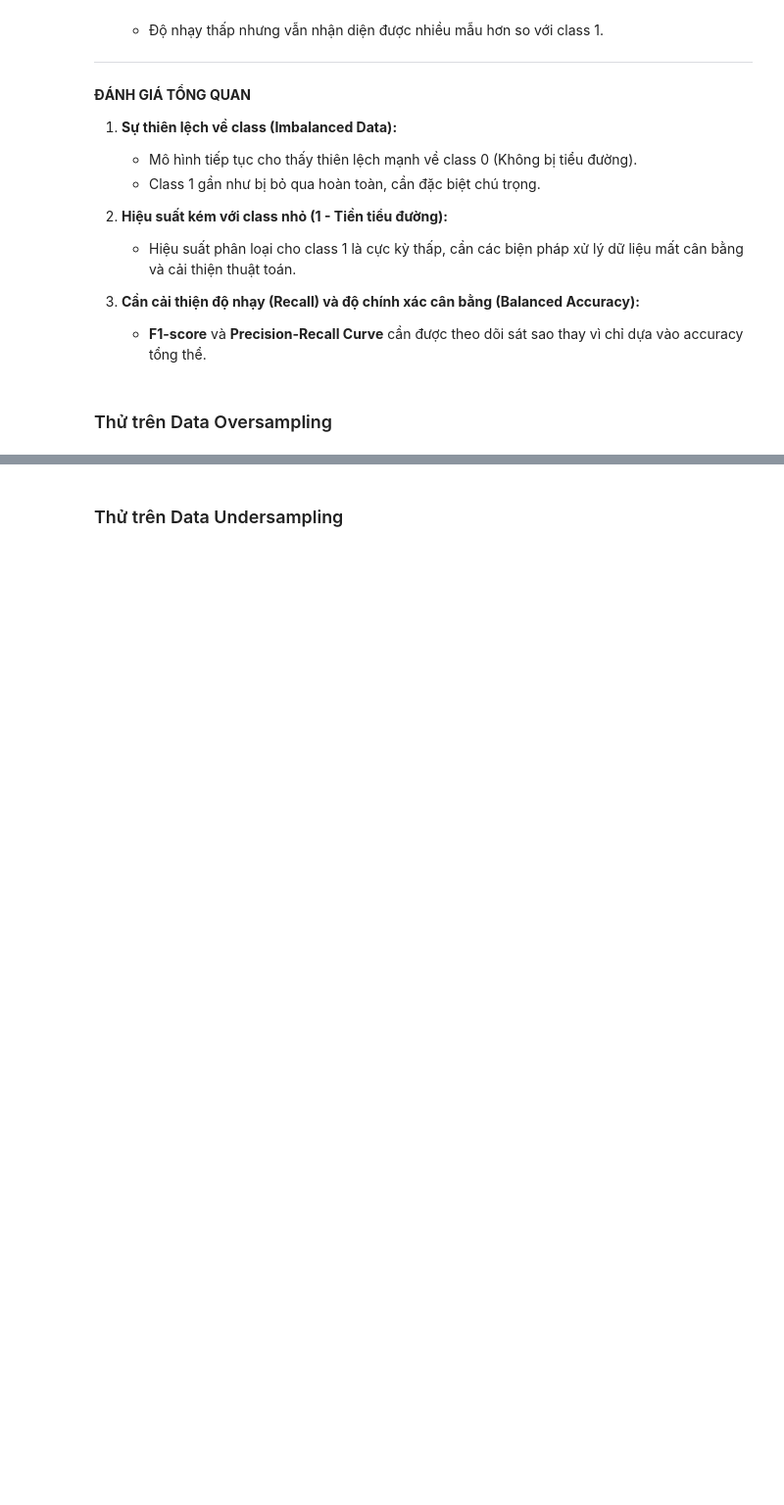
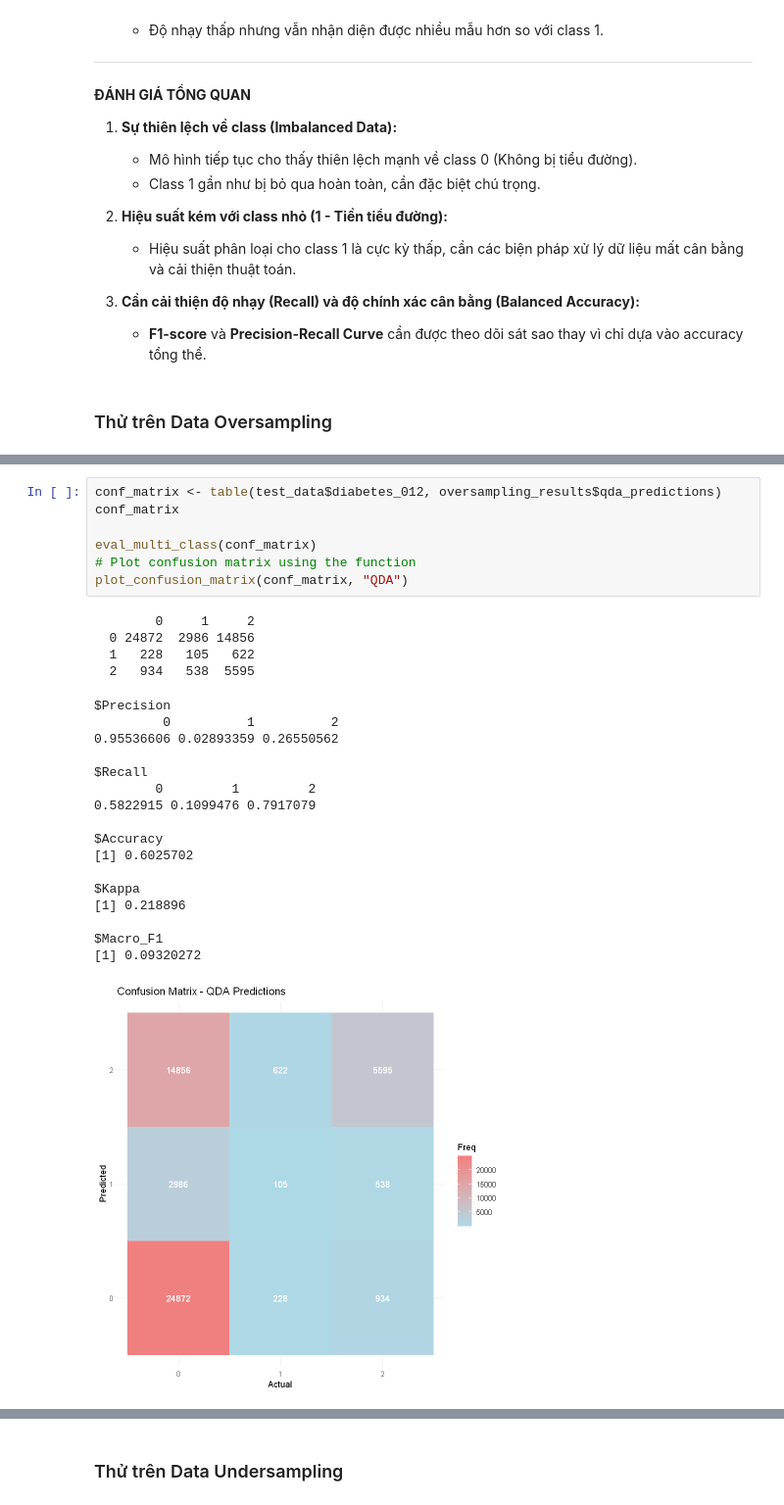
Before and after one commit to tandao0909/statistical-data-processing-project, a Jupyter notebook: model/lda.ipynb, the cells around one changed output, grey strips where cells are left out. Shown at 98% size. Saved outputs shown, nothing was run; the diff lists cells and outputs as text; blank space fills up the shorter version.

```diff
--- a/model/lda.ipynb
+++ b/model/lda.ipynb
@@ -401,0 +602,29 @@ oversampling_data <- read.csv("../data/oversampled_data.csv")
+# %%
+conf_matrix <- table(test_data$diabetes_012, oversampling_results$qda_predictions)
+conf_matrix
+
+eval_multi_class(conf_matrix)
+# Plot confusion matrix using the function
+plot_confusion_matrix(conf_matrix, "QDA")
+# %% [output]
+        0     1     2
+  0 24872  2986 14856
+  1   228   105   622
+  2   934   538  5595
+$Precision
+         0          1          2
+0.95536606 0.02893359 0.26550562
+
+$Recall
+        0         1         2
+0.5822915 0.1099476 0.7917079
+
+$Accuracy
+[1] 0.6025702
+
+$Kappa
+[1] 0.218896
+
+$Macro_F1
+[1] 0.09320272
+[figure, added]
```
Also changed, not shown: parts of 44 cells of this notebook.
